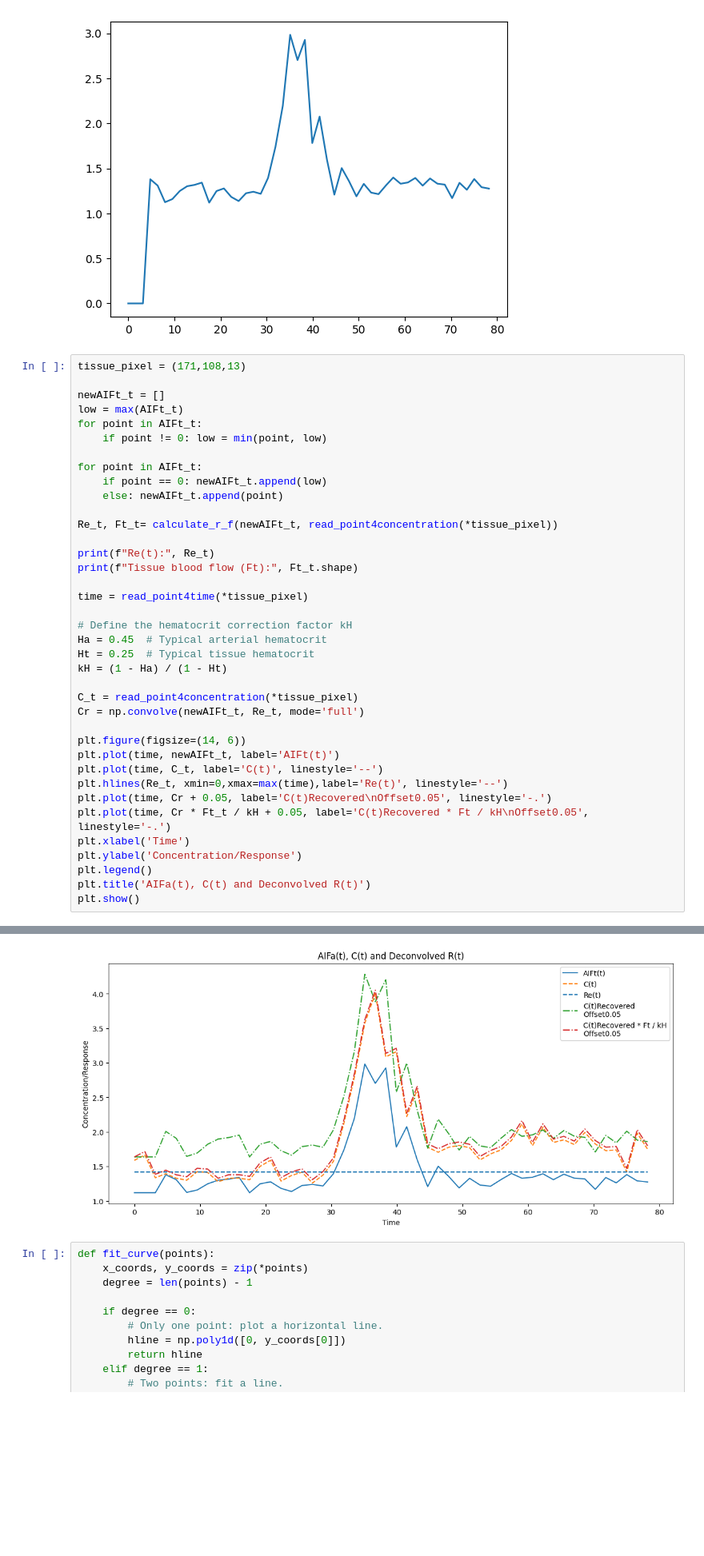
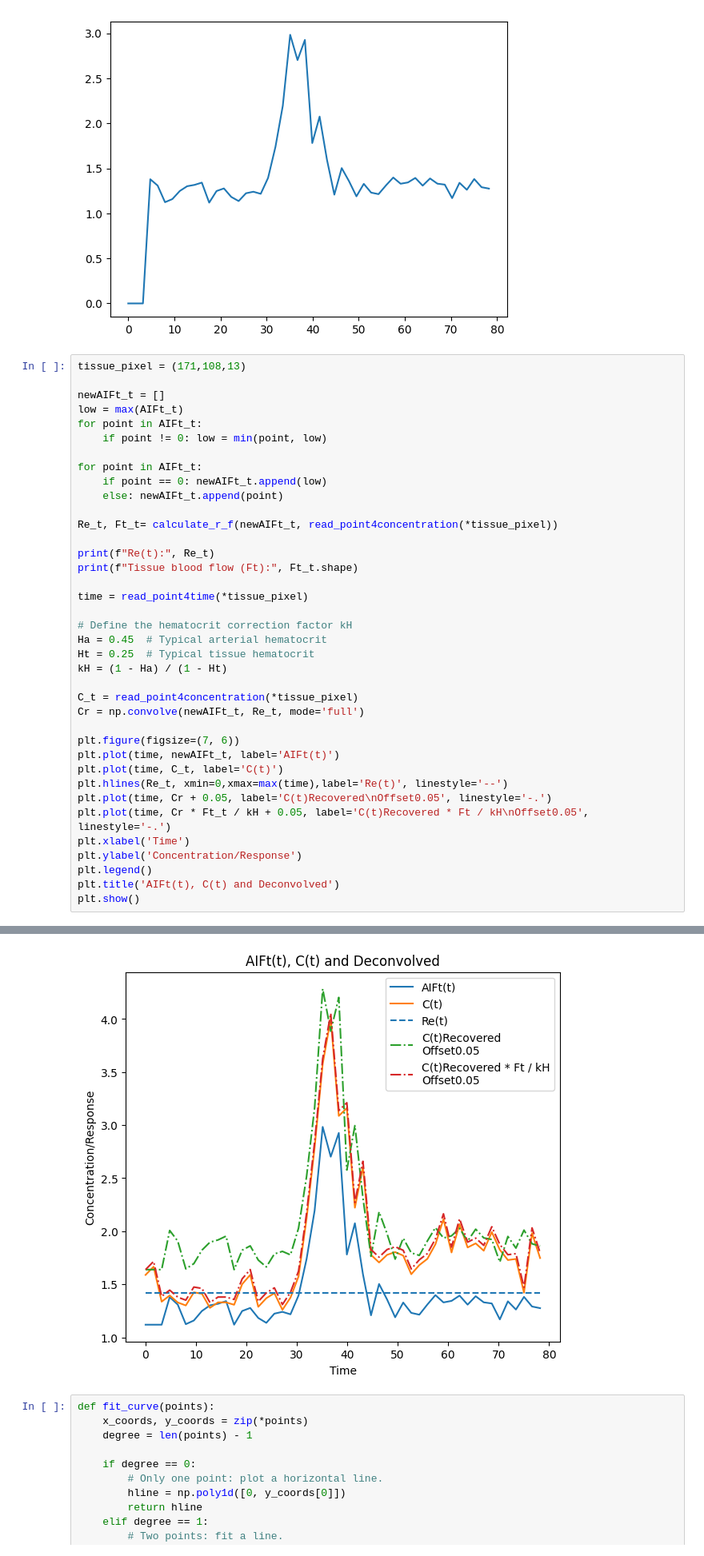
Before and after one commit to qqgjyx/MATH-Group, a Jupyter notebook: main.ipynb, the cells around one changed output, grey strips where cells are left out. Shown at 80% size. Saved outputs shown, nothing was run; the diff lists cells and outputs as text; blank space fills up the shorter version.

Commit message:
v0.377 Visualizations 4 Significant Good progress

```diff
--- a/main.ipynb
+++ b/main.ipynb
@@ -505,37 +506,37 @@ for point in AIFt_t:
 for point in AIFt_t:
     if point == 0: newAIFt_t.append(low)
     else: newAIFt_t.append(point)
 
 Re_t, Ft_t= calculate_r_f(newAIFt_t, read_point4concentration(*tissue_pixel))
 
 print(f"Re(t):", Re_t)
 print(f"Tissue blood flow (Ft):", Ft_t.shape)
 
 time = read_point4time(*tissue_pixel)
 
 # Define the hematocrit correction factor kH
 Ha = 0.45  # Typical arterial hematocrit
 Ht = 0.25  # Typical tissue hematocrit
 kH = (1 - Ha) / (1 - Ht)
 
 C_t = read_point4concentration(*tissue_pixel)
 Cr = np.convolve(newAIFt_t, Re_t, mode='full')
 
-plt.figure(figsize=(14, 6))
+plt.figure(figsize=(7, 6))
 plt.plot(time, newAIFt_t, label='AIFt(t)')
-plt.plot(time, C_t, label='C(t)', linestyle='--')
+plt.plot(time, C_t, label='C(t)')
 plt.hlines(Re_t, xmin=0,xmax=max(time),label='Re(t)', linestyle='--')
 plt.plot(time, Cr + 0.05, label='C(t)Recovered\nOffset0.05', linestyle='-.')
 plt.plot(time, Cr * Ft_t / kH + 0.05, label='C(t)Recovered * Ft / kH\nOffset0.05', linestyle='-.')
 plt.xlabel('Time')
 plt.ylabel('Concentration/Response')
 plt.legend()
-plt.title('AIFa(t), C(t) and Deconvolved R(t)')
+plt.title('AIFt(t), C(t) and Deconvolved')
 plt.show()
 # %% [output]
 Re(t): [1.41913935]
 Tissue blood flow (Ft): (50,)
-[figure, old version]
+[figure, new version]
 # %%
 def fit_curve(points):
     x_coords, y_coords = zip(*points)
```
Also changed, not shown: parts of 2 cells of this notebook, 1 other file.
